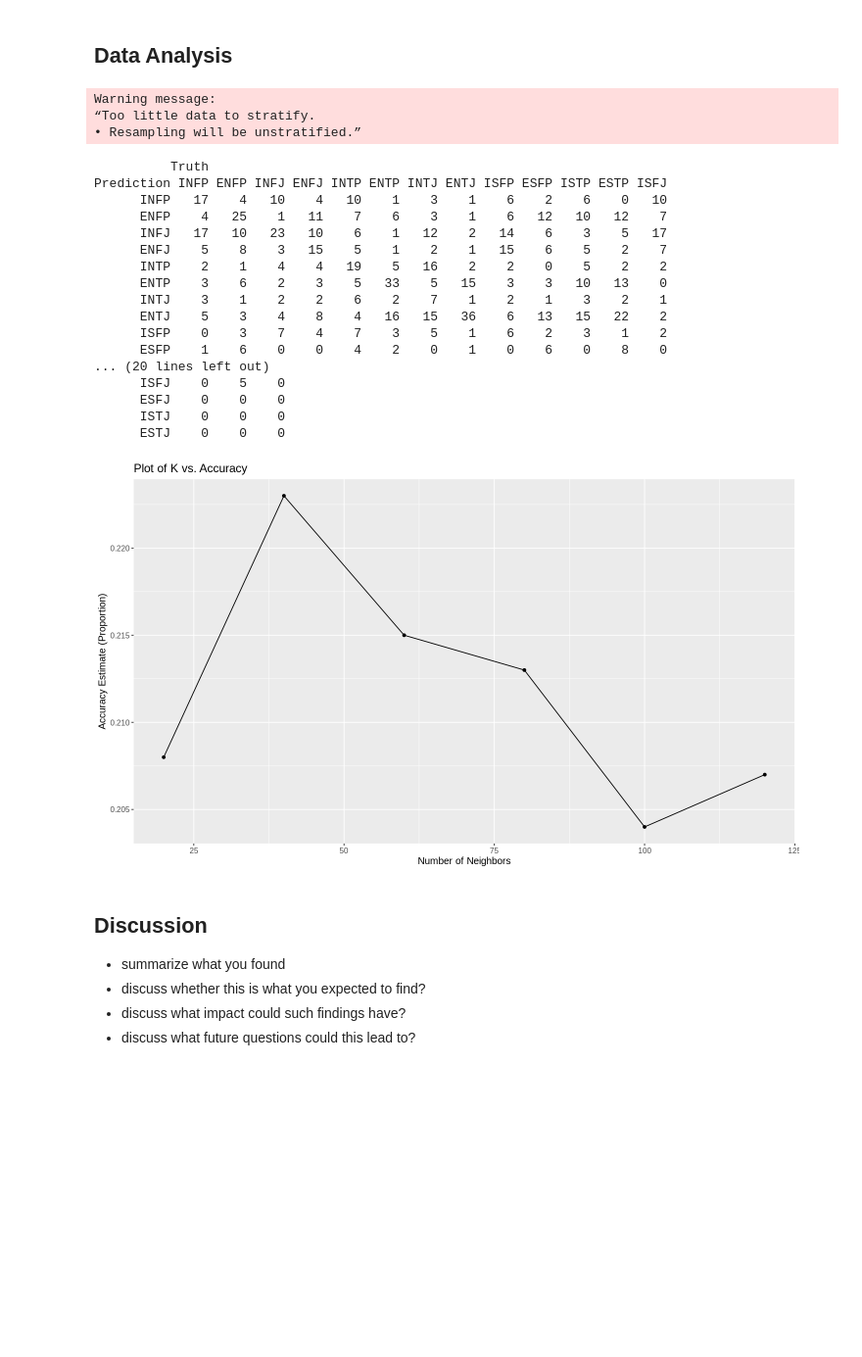
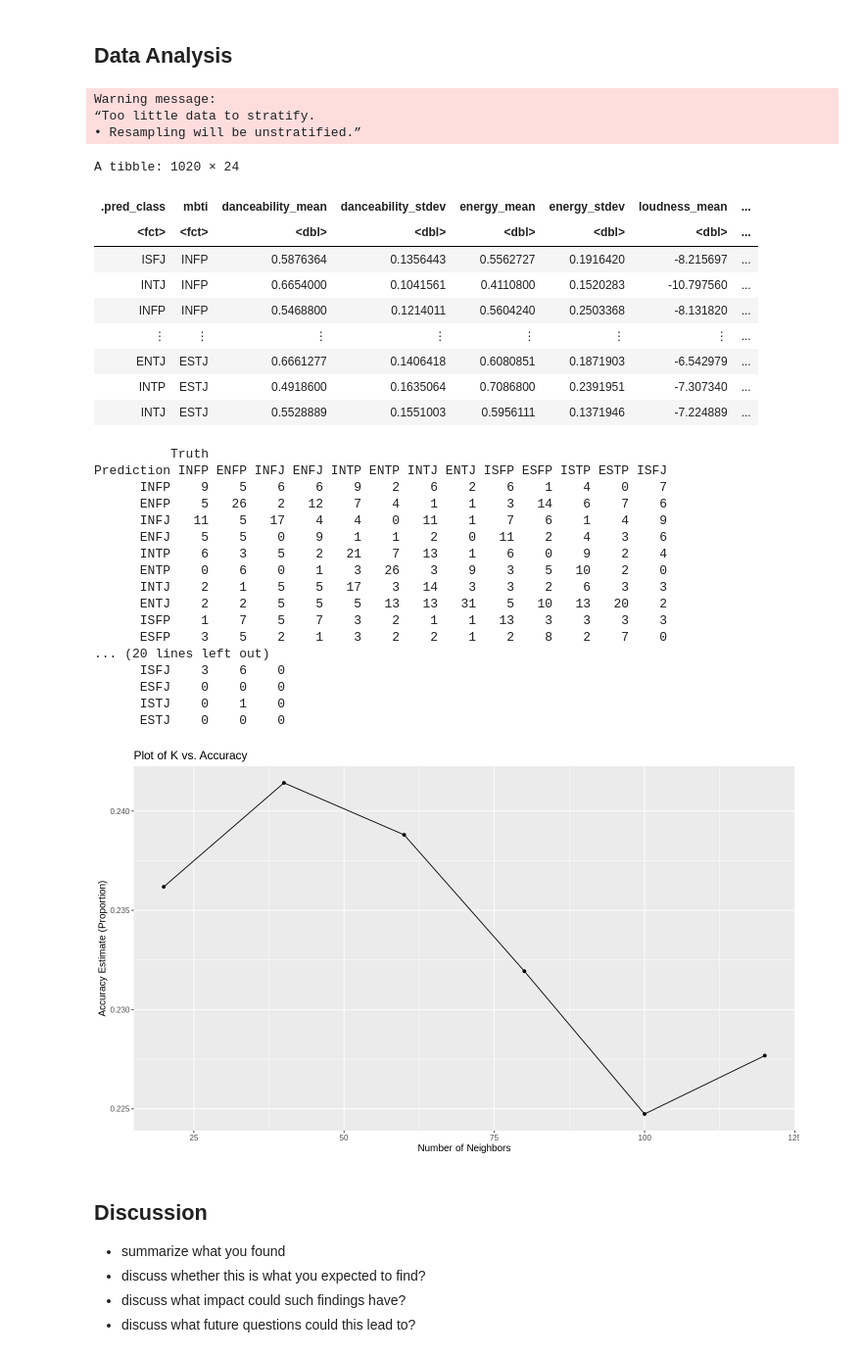
Before and after one commit to ccliang4/dsci-100-2022w1-sec-005-group-28, a Jupyter notebook: Group Project Report.ipynb, the cells around one changed output. Shown at 98% size. Drawn from its saved outputs; the diff is of its cells as text; code cells hidden in the pictures; blank space fills up the shorter version.

Commit message:
Added comments to data analysis and maximized model accuracy

```diff
--- a/Group Project Report.ipynb
+++ b/Group Project Report.ipynb
@@ -39,7 +39,7 @@ The Myers-Briggs Type Indicator (MBTI), based on the theory of psychological typ
 This study attempts to classify the MBTI associated with the given musical characteristics of a playlist using a k-nearest neighbor classification model. The dataset, titled "Spotify MBTI Playlists", contains aggregated information on eleven different musical features for a Spotify playlist on each row.
 # %%
 # Read the dataset
-spotify_mbti <- read_csv("combined_mbti_df.csv") |>
+spotify_mbti <- read_csv("https://raw.githubusercontent.com/ccliang4/dsci-100-2022w1-sec-005-group-28/main/combined_mbti_df.csv") |>
     mutate(mbti = as_factor(mbti))
 spotify_mbti
 # %% [output]
@@ -237,74 +237,94 @@ One way we will visualize the results is by visualizing the confusion matrix as
 # %% [markdown]
 ## Data Analysis
 # %%
-spotify_mbti_train_sample <- rep_sample_n(spotify_mbti_train, size = 1000)
+# Perform 5-fold cross-validation
+spotify_mbti_vfold <- vfold_cv(spotify_mbti_train, v = 5, strata = mbti)
 
-spotify_mbti_vfold <- vfold_cv(spotify_mbti_train_sample, v = 5, strata = mbti)
-
+# Create recipe and standardize variables
 spotify_mbti_recipe <- recipe(mbti ~ danceability_mean + energy_mean + loudness_mean + mode_mean + speechiness_mean + acousticness_mean + liveness_mean + valence_mean + tempo_mean + instrumentalness_mean + major_count + minor_count, data = spotify_mbti_train) |>
     step_scale(all_predictors()) |>
     step_center(all_predictors())
 
+# Create model specification
 knn_tune <- nearest_neighbor(weight_func = "rectangular", neighbors = tune()) |>
     set_engine("kknn") |>
     set_mode("classification")
 
+# Create tibble of k values
 k_vals <- tibble(neighbors = seq(from = 20, to = 120, by = 20))
 
+# Add recipe and model specification for training
 knn_results <- workflow() |>
     add_recipe(spotify_mbti_recipe) |>
     add_model(knn_tune) |>
     tune_grid(resamples = spotify_mbti_vfold, grid = k_vals) |>
     collect_metrics()
 
+# Create data frame of accuracies for k values
 accuracies <- filter(knn_results, .metric == "accuracy")
 
+# Show plot of accuracy vs k
 accuracy_vs_k <- ggplot(accuracies, aes(x = neighbors, y = mean)) +
     geom_point() +
     geom_line() +
     labs(x = "Number of Neighbors", y = "Accuracy Estimate (Proportion)") +
     ggtitle("Plot of K vs. Accuracy") +
     theme(text = element_text(size = 12))
 
 accuracy_vs_k
 
+# Retrain classifier with best value for k
 knn_spec <- nearest_neighbor(weight_func = "rectangular", neighbors = 40) |>
     set_engine("kknn") |>
     set_mode("classification")
 
 knn_fit <- workflow() |>
     add_recipe(spotify_mbti_recipe) |>
     add_model(knn_spec) |>
-    fit(data = spotify_mbti_train_sample)
+    fit(data = spotify_mbti_train)
 
+# Show the predictions with the original data
 spotify_mbti_predictions <- predict(knn_fit, spotify_mbti_test) |>
     bind_cols(spotify_mbti_test)
 
+spotify_mbti_predictions
+
+# Show the confusion matrix
 confusion <- conf_mat(spotify_mbti_predictions, truth = mbti, estimate = .pred_class)
 
 confusion
 # %% [output]
 Warning message:
 “Too little data to stratify.
 • Resampling will be unstratified.”
-          Truth
-Prediction INFP ENFP INFJ ENFJ INTP ENTP INTJ ENTJ ISFP ESFP ISTP ESTP ISFJ
-      INFP   17    4   10    4   10    1    3    1    6    2    6    0   10
-      ENFP    4   25    1   11    7    6    3    1    6   12   10   12    7
-      INFJ   17   10   23   10    6    1   12    2   14    6    3    5   17
-      ENFJ    5    8    3   15    5    1    2    1   15    6    5    2    7
-      INTP    2    1    4    4   19    5   16    2    2    0    5    2    2
-      ENTP    3    6    2    3    5   33    5   15    3    3   10   13    0
-      INTJ    3    1    2    2    6    2    7    1    2    1    3    2    1
-      ENTJ    5    3    4    8    4   16   15   36    6   13   15   22    2
-      ISFP    0    3    7    4    7    3    5    1    6    2    3    1    2
-      ESFP    1    6    0    0    4    2    0    1    0    6    0    8    0
-... (20 lines left out)
-      ISFJ    0    5    0
-      ESFJ    0    0    0
-      ISTJ    0    0    0
-      ESTJ    0    0    0
+A tibble: 1020 × 24
+| .pred_class | mbti | danceability_mean | danceability_stdev | energy_mean | energy_stdev | loudness_mean | ... |
+| <fct> | <fct> | <dbl> | <dbl> | <dbl> | <dbl> | <dbl> | ... |
+| ISFJ | INFP | 0.5876364 | 0.1356443 | 0.5562727 | 0.1916420 | -8.215697 | ... |
+| INTJ | INFP | 0.6654000 | 0.1041561 | 0.4110800 | 0.1520283 | -10.797560 | ... |
+| INFP | INFP | 0.5468800 | 0.1214011 | 0.5604240 | 0.2503368 | -8.131820 | ... |
+| ⋮ | ⋮ | ⋮ | ⋮ | ⋮ | ⋮ | ⋮ | ... |
+| ENTJ | ESTJ | 0.6661277 | 0.1406418 | 0.6080851 | 0.1871903 | -6.542979 | ... |
+| INTP | ESTJ | 0.4918600 | 0.1635064 | 0.7086800 | 0.2391951 | -7.307340 | ... |
+| INTJ | ESTJ | 0.5528889 | 0.1551003 | 0.5956111 | 0.1371946 | -7.224889 | ... |
+          Truth
+Prediction INFP ENFP INFJ ENFJ INTP ENTP INTJ ENTJ ISFP ESFP ISTP ESTP ISFJ
+      INFP    9    5    6    6    9    2    6    2    6    1    4    0    7
+      ENFP    5   26    2   12    7    4    1    1    3   14    6    7    6
+      INFJ   11    5   17    4    4    0   11    1    7    6    1    4    9
+      ENFJ    5    5    0    9    1    1    2    0   11    2    4    3    6
+      INTP    6    3    5    2   21    7   13    1    6    0    9    2    4
+      ENTP    0    6    0    1    3   26    3    9    3    5   10    2    0
+      INTJ    2    1    5    5   17    3   14    3    3    2    6    3    3
+      ENTJ    2    2    5    5    5   13   13   31    5   10   13   20    2
+      ISFP    1    7    5    7    3    2    1    1   13    3    3    3    3
+      ESFP    3    5    2    1    3    2    2    1    2    8    2    7    0
+... (20 lines left out)
+      ISFJ    3    6    0
+      ESFJ    0    0    0
+      ISTJ    0    1    0
+      ESTJ    0    0    0
-[figure, old version]
+[figure, new version]
 # %% [markdown]
 ## Discussion
 * summarize what you found
```
Also changed, not shown: parts of 1 cell of this notebook.
